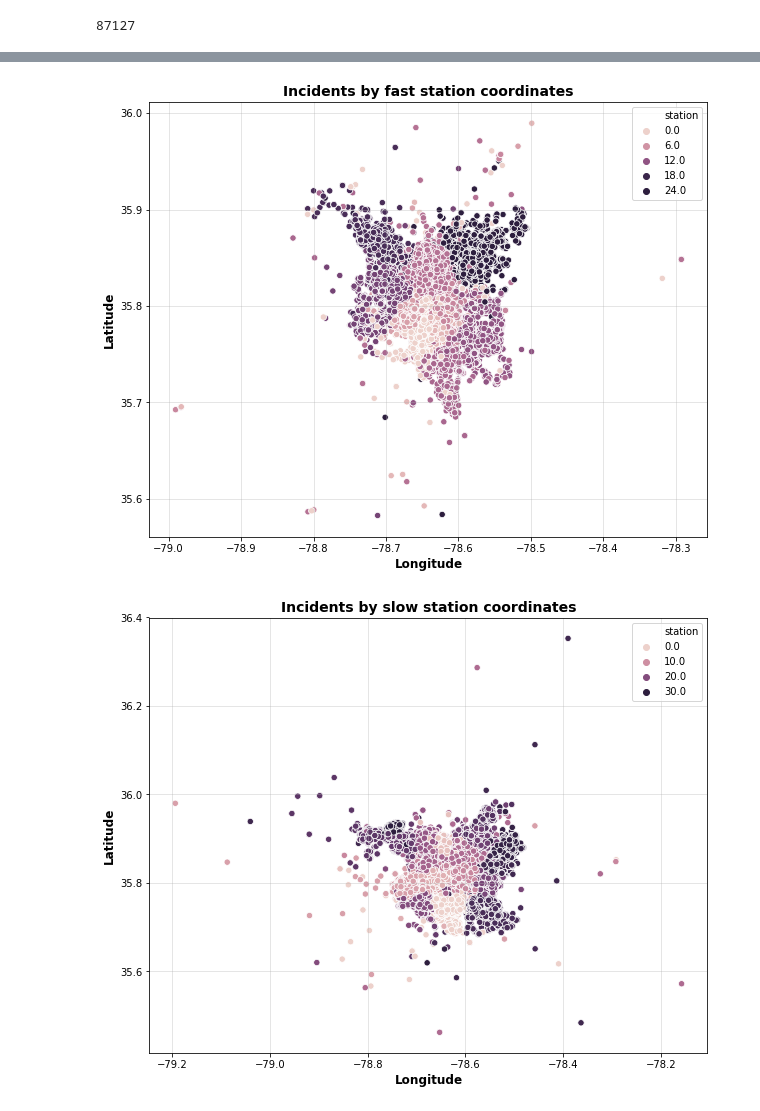
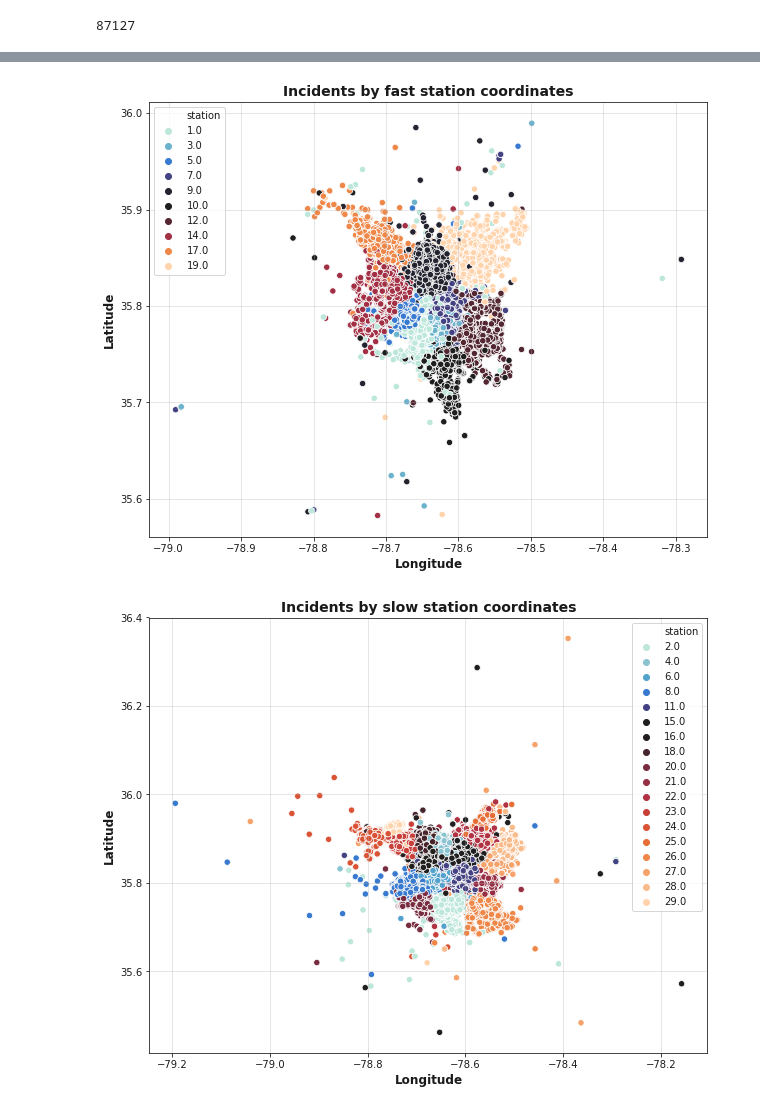
Before and after one commit to xjarodx/Project_1_Group_7, a Jupyter notebook: Fire_Stations.ipynb, the cells around one changed output, grey strips where cells are left out. Cells and saved outputs as stored; diff of their text form; code cells hidden in the pictures.

Commit message:
changes to color palett

```diff
--- a/Fire_Stations.ipynb
+++ b/Fire_Stations.ipynb
@@ -12,9 +12,10 @@ import seaborn as sns
 from scipy import stats
 import gmaps
 import gmaps.datasets
-from config import gkey
+# from config import gkey
 import warnings
 warnings.simplefilter(action='ignore', category=FutureWarning)
+sns.set_palette("colorblind")
 # %% [markdown]
 ## Importing and cleaning data for reports on year, station
 - API Calls were performed in FireDataAPI
@@ -349,20 +350,21 @@ slow_df_no = slow_df.loc[slow_df['Longitude'].astype(int) > -80]
 # %%
 fast_df_no = fast_df.loc[fast_df['Longitude']> -80]
 # %%
-sns.scatterplot(data=fast_df_no, x='Longitude', y='Latitude', hue='station', legend='brief', s=40)
+
+sns.scatterplot(data=fast_df_no, x='Longitude', y='Latitude', hue='station', legend='full', s=40, palette='icefire')
 fig = plt.gcf()
 fig.set_size_inches(10, 8)
 fig.ylimit=(-60,45)
 fig.xlimit=(-65,85)
 plt.grid(alpha=0.4)
 plt.xlabel('Longitude', fontsize=12, fontweight='bold')
 plt.ylabel('Latitude', fontsize=12, fontweight='bold')
 plt.title("Incidents by fast station coordinates", fontsize=14, fontweight='bold')
 plt.savefig('./graphics/fast_station.png')
 # %% [output]
-[figure, old version]
+[figure, new version]
 # %%
-sns.scatterplot(data=slow_df_no, x='Longitude', y='Latitude', hue='station', legend='brief', s=40)
+sns.scatterplot(data=slow_df_no, x='Longitude', y='Latitude', hue='station', legend='full', s=40, palette='icefire')
 fig = plt.gcf()
 fig.set_size_inches(10, 8)
 fig.ylimit=(-60,45)
@@ -373,6 +375,6 @@ plt.ylabel('Latitude', fontsize=12, fontweight='bold')
 plt.title("Incidents by slow station coordinates", fontsize=14, fontweight='bold')
 plt.savefig('./graphics/slow_station.png')
 # %% [output]
-[figure, old version]
+[figure, new version]
 # %%
 pd.to_csv('slow_stations.csv',slow_df_no)
```
Also changed, not shown: parts of 3 cells of this notebook, 6 other files.
